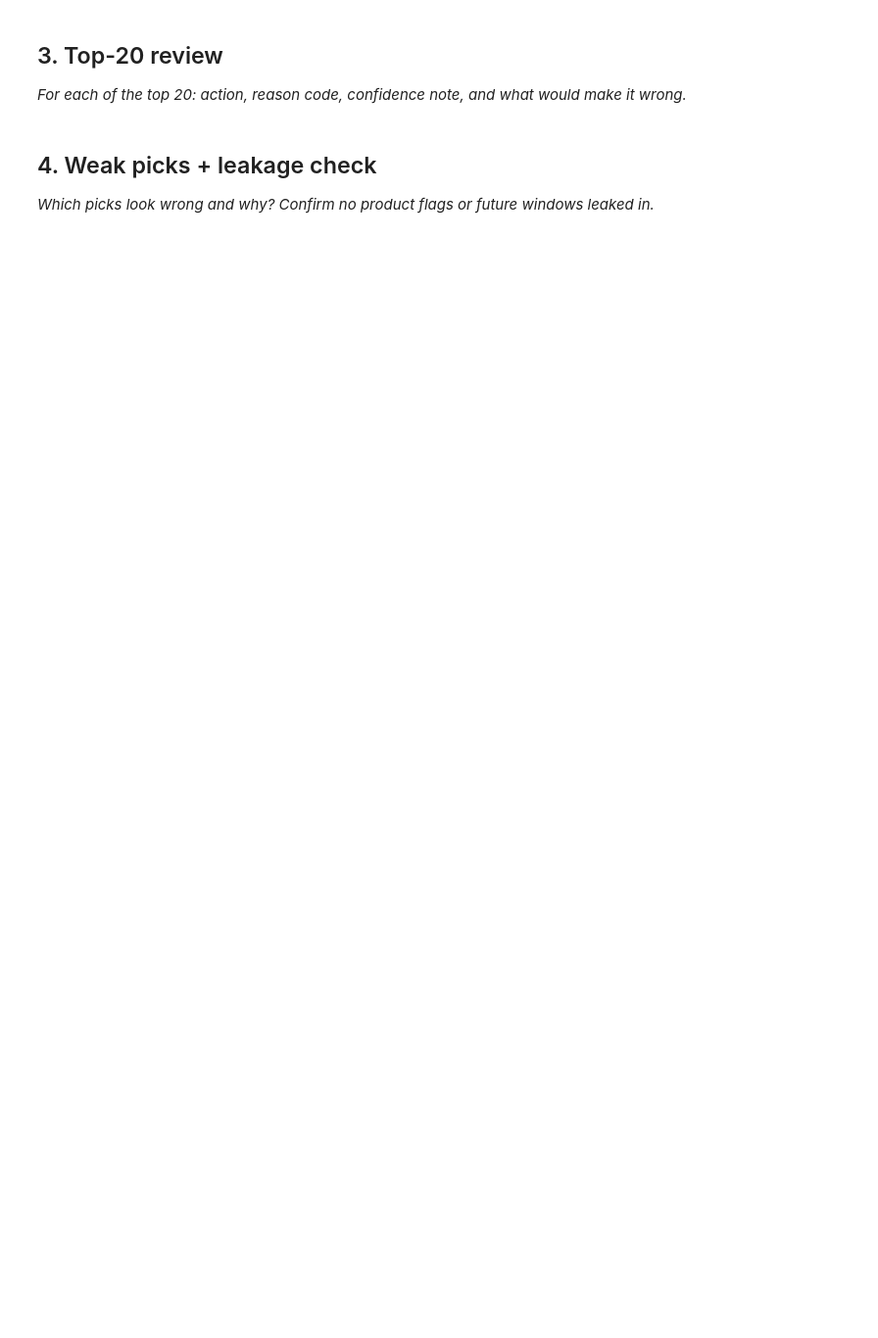
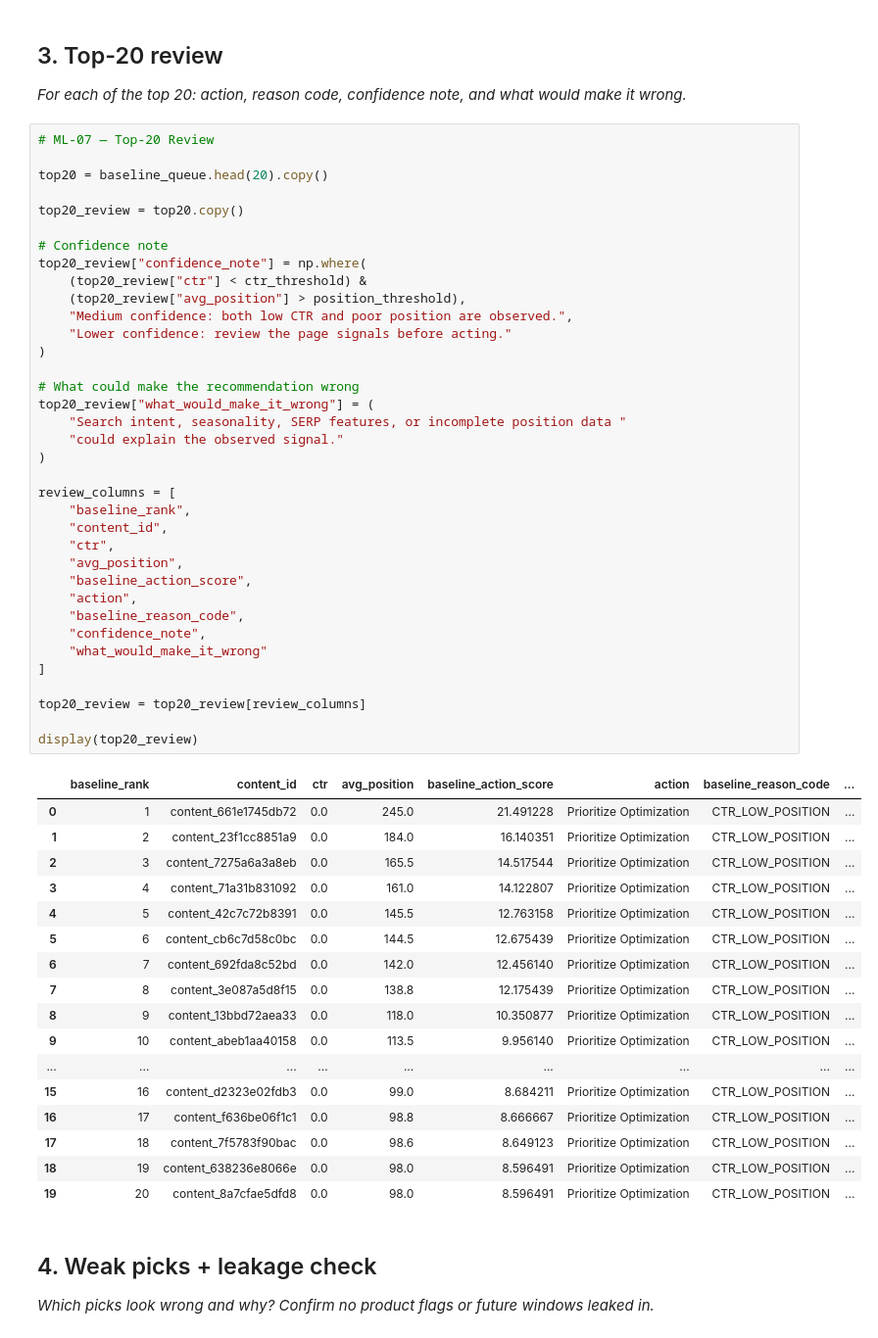
Before and after one commit to umm319/flyrank-ml-internship, a Jupyter notebook: work/notebooks/w04_baseline_score.ipynb, the cells around one changed output. Shown at 98% size. Cells and saved outputs as stored; diff of their text form; blank space fills up the shorter version.

```diff
--- a/work/notebooks/w04_baseline_score.ipynb
+++ b/work/notebooks/w04_baseline_score.ipynb
@@ -64,6 +222,60 @@ I checked my baseline rule to ensure it does not use any future information or t
 ## 3. Top-20 review
 
 *For each of the top 20: action, reason code, confidence note, and what would make it wrong.*
+# %%
+# ML-07 — Top-20 Review
+
+top20 = baseline_queue.head(20).copy()
+
+top20_review = top20.copy()
+
+# Confidence note
+top20_review["confidence_note"] = np.where(
+    (top20_review["ctr"] < ctr_threshold) &
+    (top20_review["avg_position"] > position_threshold),
+    "Medium confidence: both low CTR and poor position are observed.",
+    "Lower confidence: review the page signals before acting."
+)
+
+# What could make the recommendation wrong
+top20_review["what_would_make_it_wrong"] = (
+    "Search intent, seasonality, SERP features, or incomplete position data "
+    "could explain the observed signal."
+)
+
+review_columns = [
+    "baseline_rank",
+    "content_id",
+    "ctr",
+    "avg_position",
+    "baseline_action_score",
+    "action",
+    "baseline_reason_code",
+    "confidence_note",
+    "what_would_make_it_wrong"
+]
+
+top20_review = top20_review[review_columns]
+
+display(top20_review)
+# %% [output]
+|  | baseline_rank | content_id | ctr | avg_position | baseline_action_score | action | baseline_reason_code | ... |
+| 0 | 1 | content_661e1745db72 | 0.0 | 245.0 | 21.491228 | Prioritize Optimization | CTR_LOW_POSITION | ... |
+| 1 | 2 | content_23f1cc8851a9 | 0.0 | 184.0 | 16.140351 | Prioritize Optimization | CTR_LOW_POSITION | ... |
+| 2 | 3 | content_7275a6a3a8eb | 0.0 | 165.5 | 14.517544 | Prioritize Optimization | CTR_LOW_POSITION | ... |
+| 3 | 4 | content_71a31b831092 | 0.0 | 161.0 | 14.122807 | Prioritize Optimization | CTR_LOW_POSITION | ... |
+| 4 | 5 | content_42c7c72b8391 | 0.0 | 145.5 | 12.763158 | Prioritize Optimization | CTR_LOW_POSITION | ... |
+| 5 | 6 | content_cb6c7d58c0bc | 0.0 | 144.5 | 12.675439 | Prioritize Optimization | CTR_LOW_POSITION | ... |
+| 6 | 7 | content_692fda8c52bd | 0.0 | 142.0 | 12.456140 | Prioritize Optimization | CTR_LOW_POSITION | ... |
+| 7 | 8 | content_3e087a5d8f15 | 0.0 | 138.8 | 12.175439 | Prioritize Optimization | CTR_LOW_POSITION | ... |
+| 8 | 9 | content_13bbd72aea33 | 0.0 | 118.0 | 10.350877 | Prioritize Optimization | CTR_LOW_POSITION | ... |
+| 9 | 10 | content_abeb1aa40158 | 0.0 | 113.5 | 9.956140 | Prioritize Optimization | CTR_LOW_POSITION | ... |
+| ... | ... | ... | ... | ... | ... | ... | ... | ... |
+| 15 | 16 | content_d2323e02fdb3 | 0.0 | 99.0 | 8.684211 | Prioritize Optimization | CTR_LOW_POSITION | ... |
+| 16 | 17 | content_f636be06f1c1 | 0.0 | 98.8 | 8.666667 | Prioritize Optimization | CTR_LOW_POSITION | ... |
+| 17 | 18 | content_7f5783f90bac | 0.0 | 98.6 | 8.649123 | Prioritize Optimization | CTR_LOW_POSITION | ... |
+| 18 | 19 | content_638236e8066e | 0.0 | 98.0 | 8.596491 | Prioritize Optimization | CTR_LOW_POSITION | ... |
+| 19 | 20 | content_8a7cfae5dfd8 | 0.0 | 98.0 | 8.596491 | Prioritize Optimization | CTR_LOW_POSITION | ... |
 # %% [markdown]
 ## 4. Weak picks + leakage check
 
```
Also changed, not shown: parts of 4 cells of this notebook.
